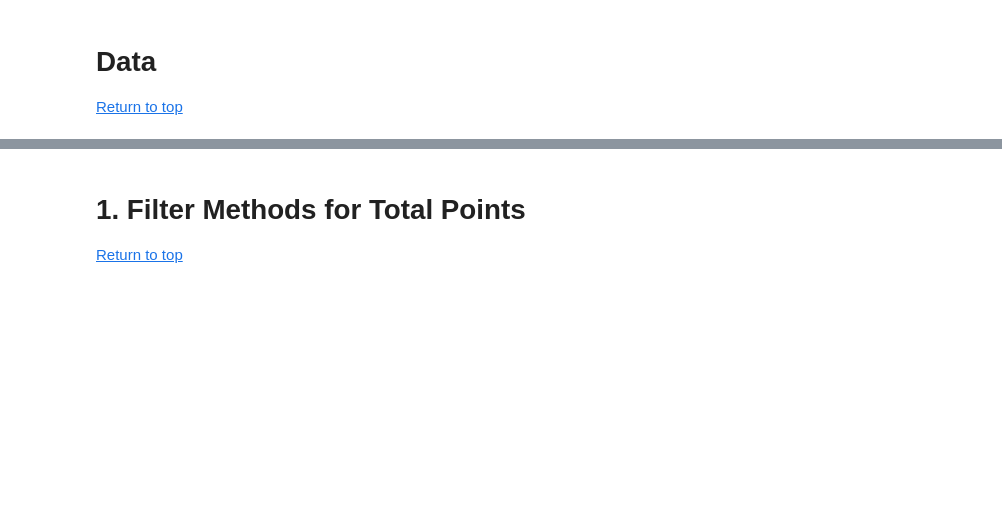
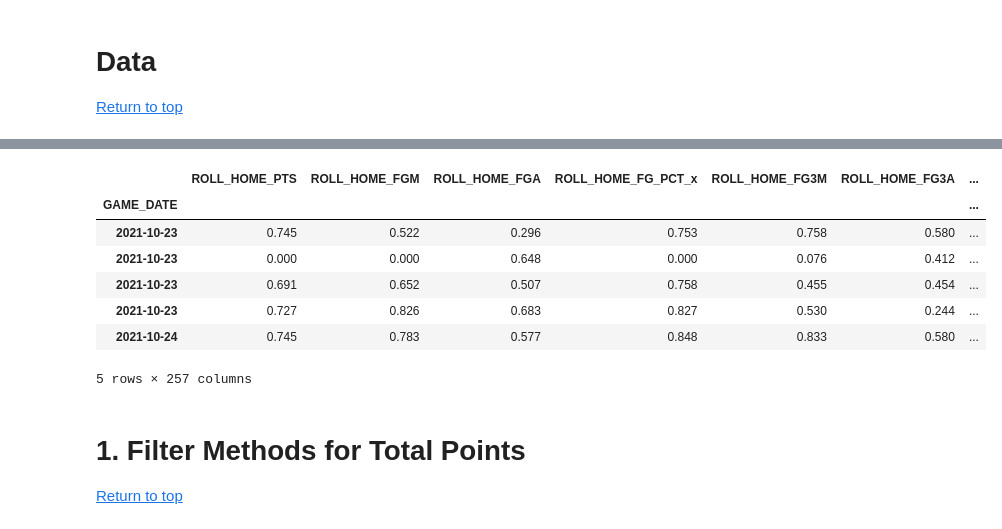
Before and after one commit to stevenworthington/sports_betting, a Jupyter notebook: code/data_processing/04a_Feature_Selection_Filter_Methods.ipynb, the cells around one changed output, grey strips where cells are left out. Drawn from its saved outputs; the diff is of its cells as text; code cells hidden in the pictures; blank space fills up the shorter version.

```diff
--- a/code/data_processing/04a_Feature_Selection_Filter_Methods.ipynb
+++ b/code/data_processing/04a_Feature_Selection_Filter_Methods.ipynb
@@ -67,3 +101,14 @@ Total number of games across sampled seasons: 3059 games
+# %%
+pts_features.head()
+# %% [output]
+|  | ROLL_HOME_PTS | ROLL_HOME_FGM | ROLL_HOME_FGA | ROLL_HOME_FG_PCT_x | ROLL_HOME_FG3M | ROLL_HOME_FG3A | ... |
+| GAME_DATE |  |  |  |  |  |  | ... |
+| 2021-10-23 | 0.745 | 0.522 | 0.296 | 0.753 | 0.758 | 0.580 | ... |
+| 2021-10-23 | 0.000 | 0.000 | 0.648 | 0.000 | 0.076 | 0.412 | ... |
+| 2021-10-23 | 0.691 | 0.652 | 0.507 | 0.758 | 0.455 | 0.454 | ... |
+| 2021-10-23 | 0.727 | 0.826 | 0.683 | 0.827 | 0.530 | 0.244 | ... |
+| 2021-10-24 | 0.745 | 0.783 | 0.577 | 0.848 | 0.833 | 0.580 | ... |
+5 rows × 257 columns
 # %% [markdown]
 <a name="1.-Filter-Methods-for-Total-Points"></a>
 # 1. Filter Methods for Total Points
```
Also changed, not shown: parts of 15 cells of this notebook, 25 other files.
